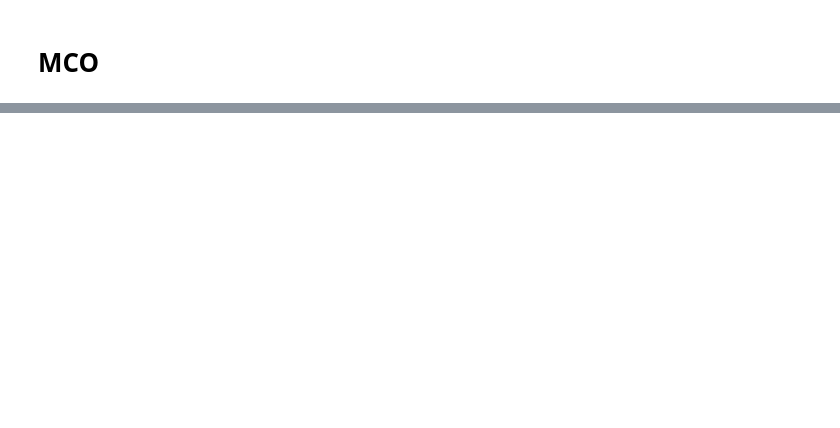
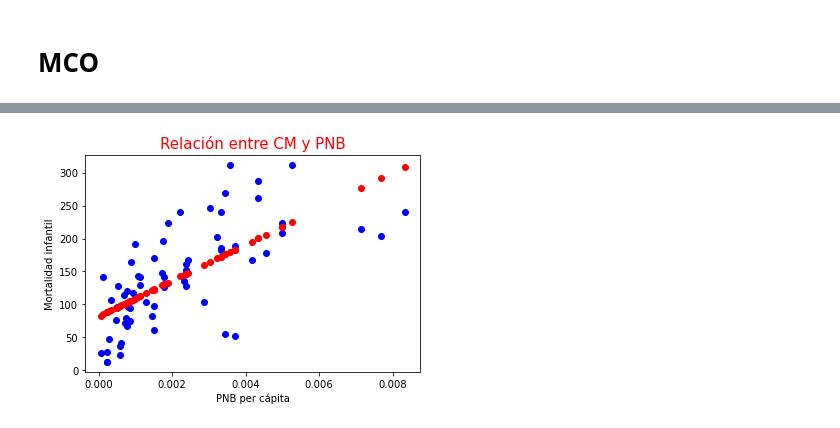
Before and after one commit to JuanAcevedoEcon/Econometria-basica-con-Python, a Jupyter notebook: Scripts/(2) MCO.ipynb, the cells around one changed output, grey strips where cells are left out. Cells and saved outputs as stored; diff of their text form; code cells hidden in the pictures; blank space fills up the shorter version.

```diff
--- a/Scripts/(2) MCO.ipynb
+++ b/Scripts/(2) MCO.ipynb
@@ -97,2 +252,3 @@ plt.show()
 # %%
-datos["1/PGNP"] = __________
+datos["1/PGNP"] = 1/datos["PGNP"]
+datos.head()
@@ -111,0 +262,4 @@ print("Los coeficientes del modelo son:",_______)
+# %%
+modelo=sm.OLS(datos["CM"],sm.add_constant(datos["1/PGNP"]))
+resultados = modelo.fit()
+print(resultados.summary())
@@ -111,0 +284,12 @@ print("Los coeficientes del modelo son:",_______)
+# %%
+valores_estimados = resultados.predict()
+# %%
+fig, ax = plt.subplots()
+ax.scatter(datos["1/PGNP"],datos["CM"], color = "blue")
+ax.scatter(datos["1/PGNP"],valores_estimados, color = "red")
+ax.set_xlabel("PNB per cápita")
+ax.set_ylabel("Mortalidad infantil")
+ax.set_title("Relación entre CM y PNB", fontsize = 15, color = "red")
+plt.show()
+# %% [output]
+[figure, added]
```
Also changed, not shown: parts of 40 cells of this notebook.
